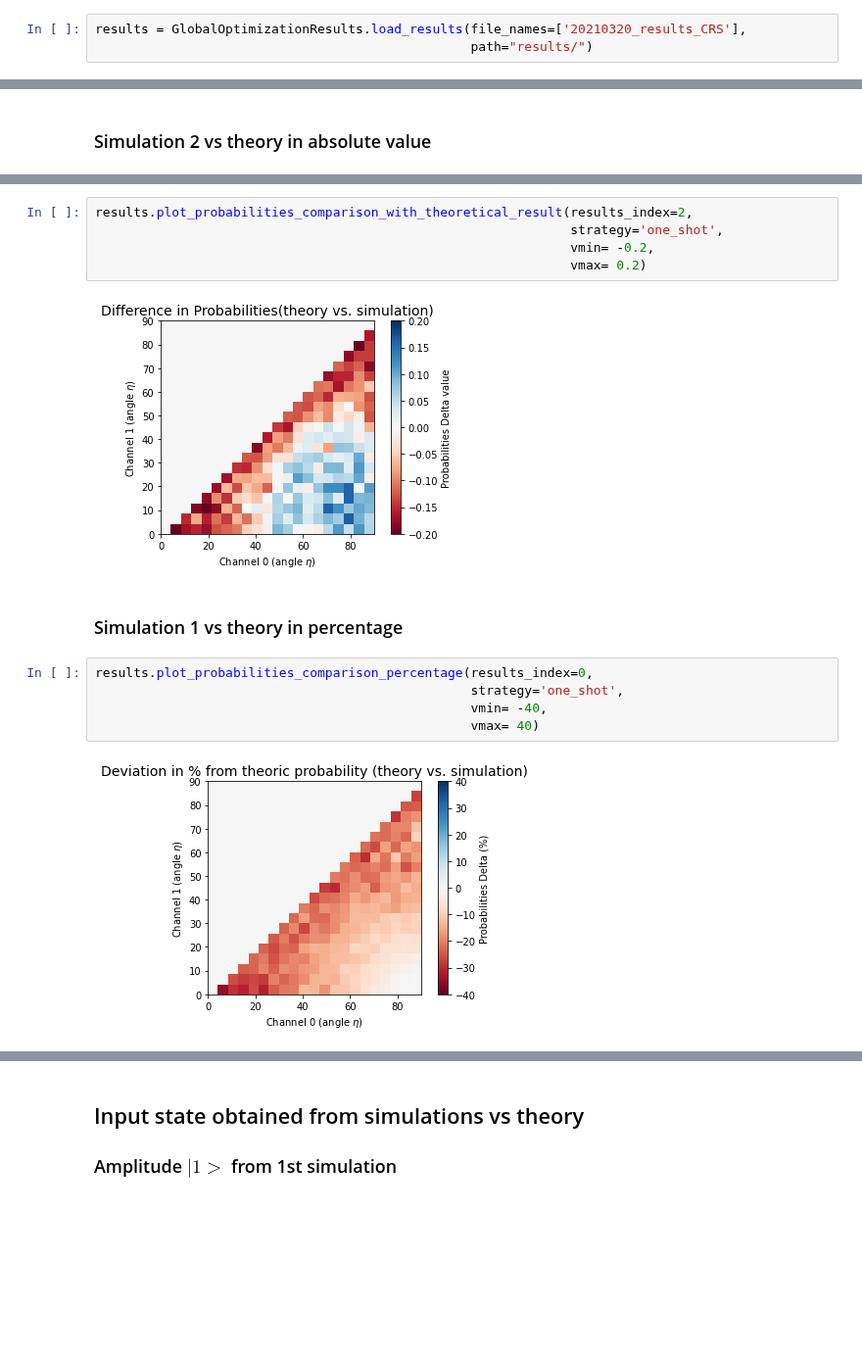
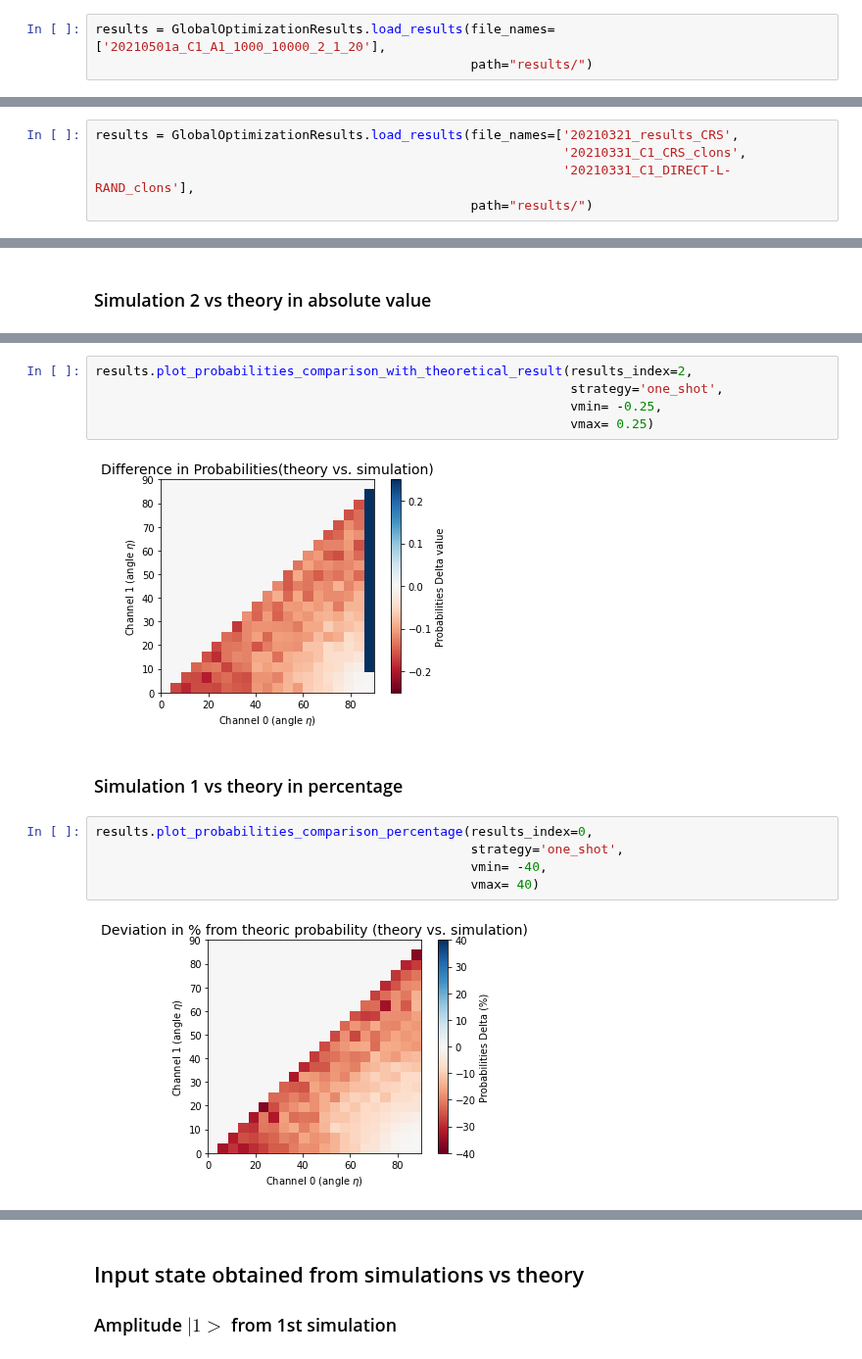
Before and after one commit to iamtxena/quantum-channel-discrimination, a Jupyter notebook: src/analyzing-optimization-results-one-qubit.ipynb, the cells around one changed output, grey strips where cells are left out. Shown at 98% size. Cells and saved outputs as stored; diff of their text form; blank space fills up the shorter version.

Commit message:
adjusted plot probabilities C1 2 etas

```diff
--- a/src/analyzing-optimization-results-one-qubit.ipynb
+++ b/src/analyzing-optimization-results-one-qubit.ipynb
@@ -8,5 +8,5 @@ sys.path.insert(0,parentdir)
 
 from qcd.optimizationresults.globaloptimizationresults import GlobalOptimizationResults
 # %%
-results = GlobalOptimizationResults.load_results(file_names=['20210320_results_CRS'],
+results = GlobalOptimizationResults.load_results(file_names=['20210501a_C1_A1_1000_10000_2_1_20'],
                                                  path="results/")
@@ -20,0 +13,5 @@ results.plot_theoretical_probabilities(strategy='one_shot_side_entanglement')
+# %%
+results = GlobalOptimizationResults.load_results(file_names=['20210321_results_CRS',
+                                                             '20210331_C1_CRS_clons',
+                                                             '20210331_C1_DIRECT-L-RAND_clons'],
+                                                 path="results/")
@@ -95,10 +112,10 @@ IndexError: list index out of range
 # %%
 results.plot_probabilities_comparison_with_theoretical_result(results_index=2,
                                                               strategy='one_shot',
-                                                              vmin= -0.2,
-                                                              vmax= 0.2)
+                                                              vmin= -0.25,
+                                                              vmax= 0.25)
 # %% [output]
-[figure, old version]
+[figure, new version]
 # %% [markdown]
 ### Simulation 1 vs theory in percentage
 # %%
@@ -107,6 +124,6 @@ results.plot_probabilities_comparison_percentage(results_index=0,
                                                  vmin= -40,
                                                  vmax= 40)
 # %% [output]
-[figure, old version]
+[figure, new version]
 # %%
 results.plot_probabilities_comparison_percentage(results_index=1,
```
Also changed, not shown: parts of 29 cells of this notebook, 4 other files.
